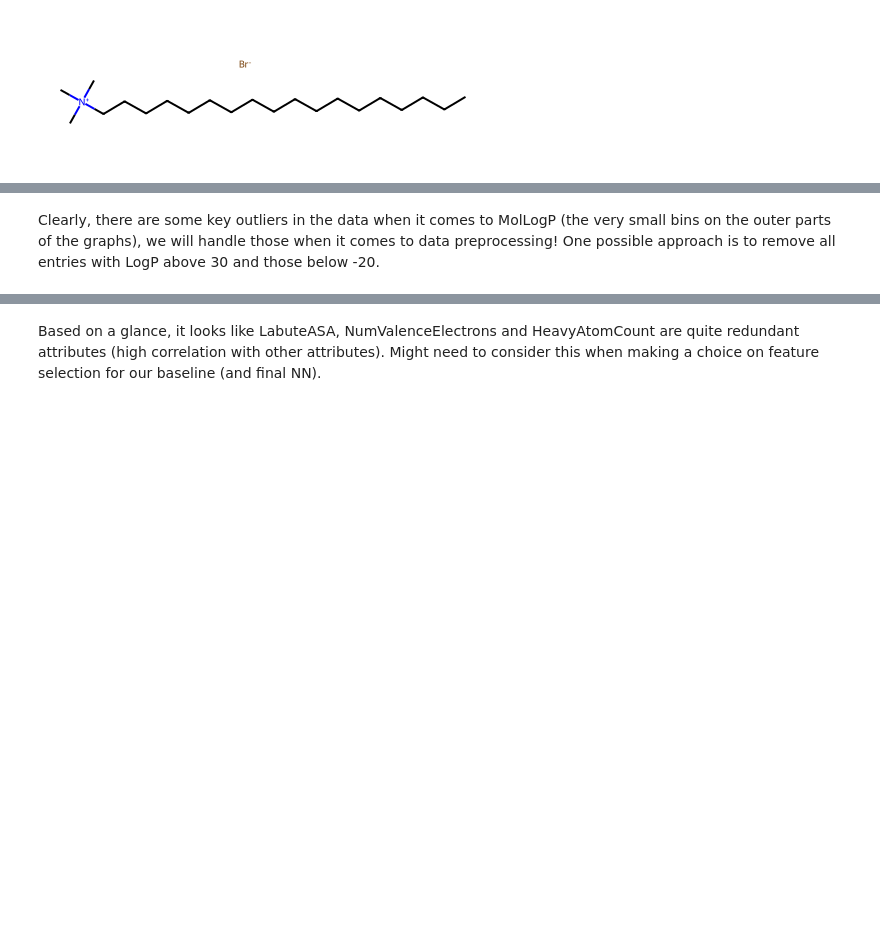
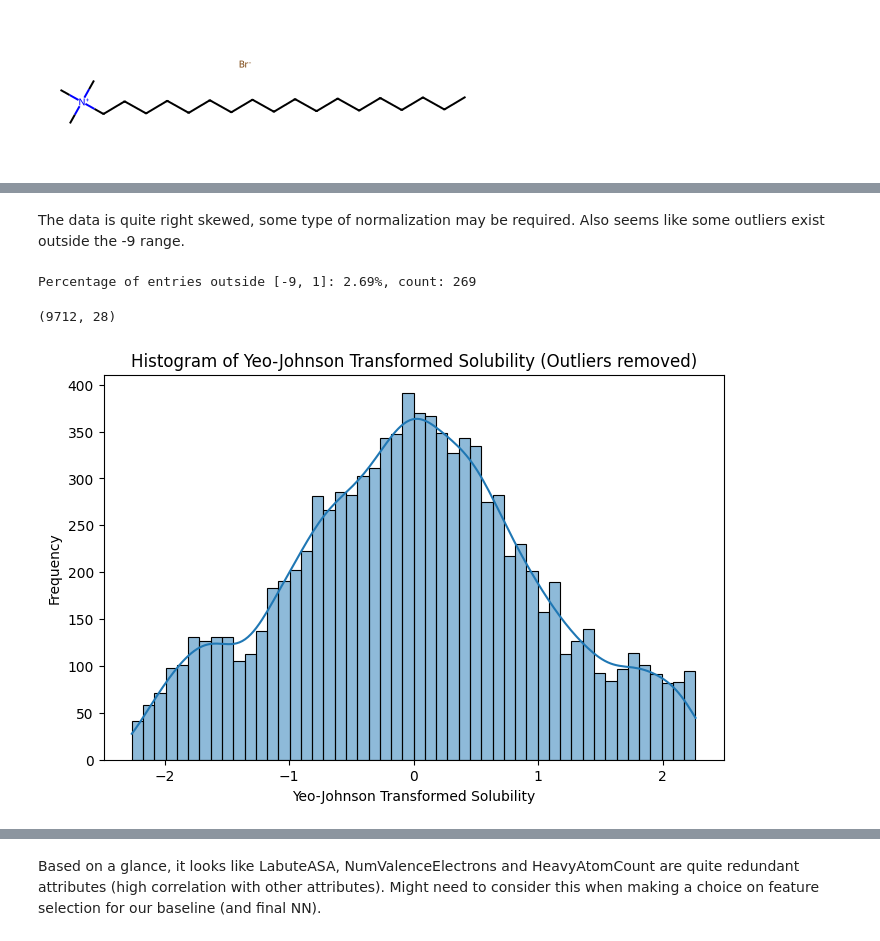
Before and after one commit to RaiyannJ/BioSolveAI, a Jupyter notebook: EDA.ipynb, the cells around one changed output, grey strips where cells are left out. Drawn from its saved outputs; the diff is of its cells as text; code cells hidden in the pictures; blank space fills up the shorter version.

```diff
--- a/EDA.ipynb
+++ b/EDA.ipynb
@@ -163,2 +163,33 @@ Text(0.5, 1.0, 'Box Plot of MolLogP')
-# %% [markdown]
-Clearly, there are some key outliers in the data when it comes to MolLogP (the very small bins on the outer parts of the graphs), we will handle those when it comes to data preprocessing! One possible approach is to remove all entries with LogP above 30 and those below -20.
+# %% [markdown]
+The data is quite right skewed, some type of normalization may be required. Also seems like some outliers exist outside the -9 range.
+# %%
+lower_threshold = -9
+upper_threshold = 1
+
+count_outside_threshold = ((df['Solubility'] <= lower_threshold) | (df['Solubility'] > upper_threshold)).sum()
+percentage_outside = count_outside_threshold / len(df) * 100
+
+print(f"Percentage of entries outside [{lower_threshold}, {upper_threshold}]: {percentage_outside:.2f}%, count: {count_outside_threshold}")
+
+df_filtered = df[(df['Solubility'] > lower_threshold) & (df['Solubility'] < upper_threshold)].copy()
+
+df_filtered = df_filtered.reset_index(drop=True)
+df_filtered.shape
+# %% [output]
+Percentage of entries outside [-9, 1]: 2.69%, count: 269
+(9712, 28)
+# %%
+from sklearn.preprocessing import PowerTransformer
+
+# Apply Yeo-Johnson transformation
+pt = PowerTransformer(method='yeo-johnson')
+df_filtered['YeoJohnson_Solubility'] = pt.fit_transform(df_filtered[['Solubility']])
+# Plot histogram of transformed solubility
+plt.figure(figsize=(8, 5))
+sns.histplot(df_filtered['YeoJohnson_Solubility'], bins=50, kde=True)
+plt.xlabel('Yeo-Johnson Transformed Solubility')
+plt.ylabel('Frequency')
+plt.title('Histogram of Yeo-Johnson Transformed Solubility (Outliers removed)')
+plt.show()
+# %% [output]
+[figure, added]
```
Also changed, not shown: parts of 5 cells of this notebook.
